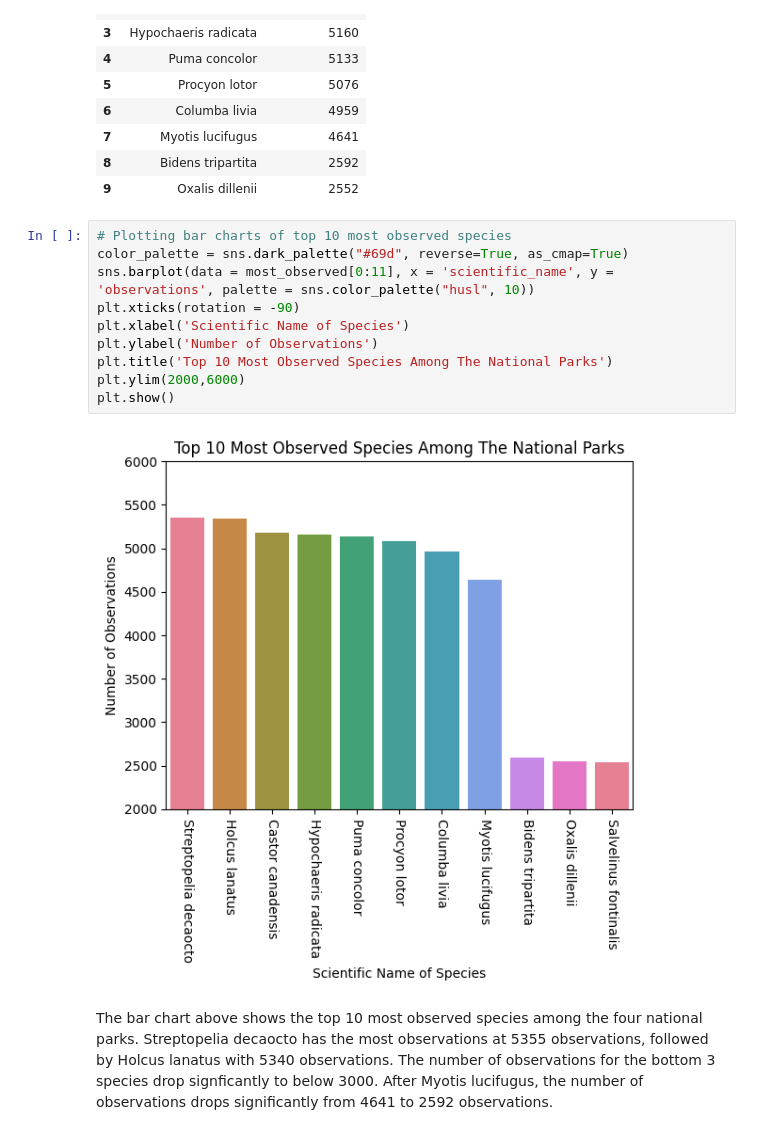
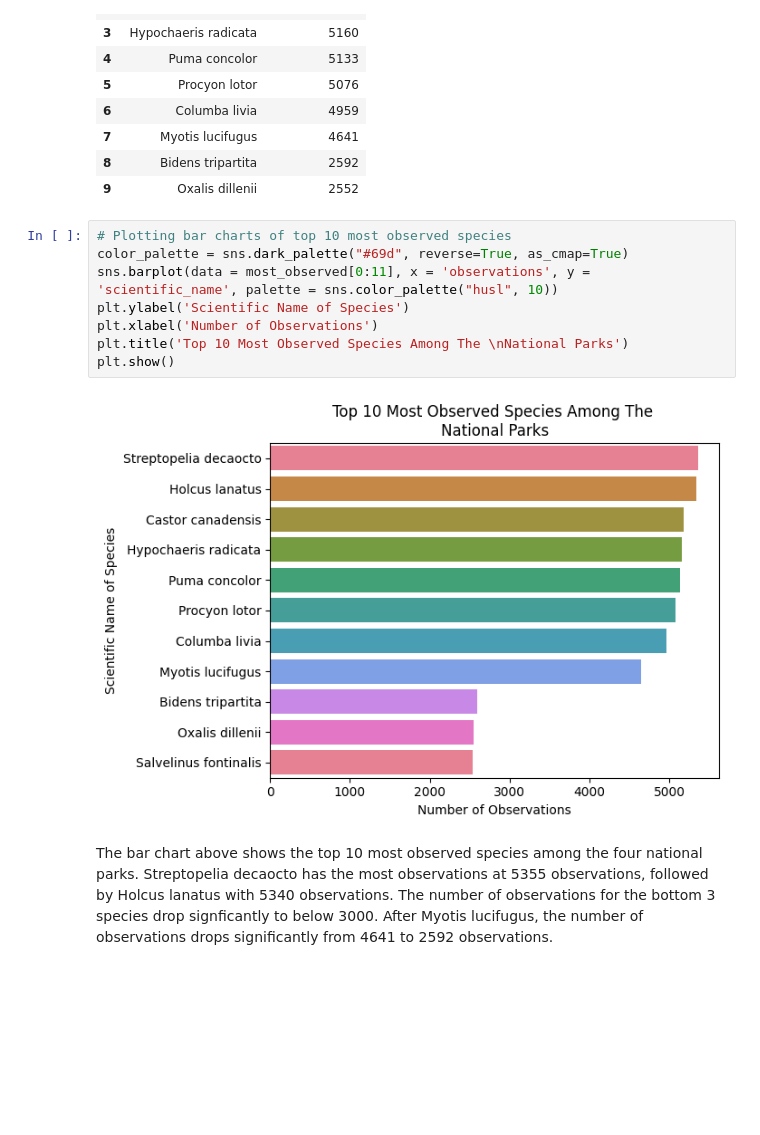
Before and after one commit to LouisThong15/Data-Analysis-Projects, a Jupyter notebook: Biodiversity in National Parks/Data Analysis of Biodiversity in Different National Parks.ipynb, the cells around one changed output. Cells and saved outputs as stored; diff of their text form; blank space fills up the shorter version.

```diff
--- a/Biodiversity in National Parks/Data Analysis of Biodiversity in Different National Parks.ipynb
+++ b/Biodiversity in National Parks/Data Analysis of Biodiversity in Different National Parks.ipynb
@@ -348,15 +345,13 @@ most_observed.head(10)
 # %%
 # Plotting bar charts of top 10 most observed species
 color_palette = sns.dark_palette("#69d", reverse=True, as_cmap=True)
-sns.barplot(data = most_observed[0:11], x = 'scientific_name', y = 'observations', palette = sns.color_palette("husl", 10))
-plt.xticks(rotation = -90)
-plt.xlabel('Scientific Name of Species')
-plt.ylabel('Number of Observations')
-plt.title('Top 10 Most Observed Species Among The National Parks')
-plt.ylim(2000,6000)
+sns.barplot(data = most_observed[0:11], x = 'observations', y = 'scientific_name', palette = sns.color_palette("husl", 10))
+plt.ylabel('Scientific Name of Species')
+plt.xlabel('Number of Observations')
+plt.title('Top 10 Most Observed Species Among The \nNational Parks')
 plt.show()
 # %% [output]
-[figure, old version]
+[figure, new version]
 # %% [markdown]
 The bar chart above shows the top 10 most observed species among the four national parks. Streptopelia decaocto has the most observations at 5355 observations, followed by Holcus lanatus with 5340 observations. The number of observations for the bottom 3 species drop signficantly to below 3000. After Myotis lucifugus, the number of observations drops significantly from 4641 to 2592 observations.
 # %%
```
Also changed, not shown: parts of 4 cells of this notebook.
